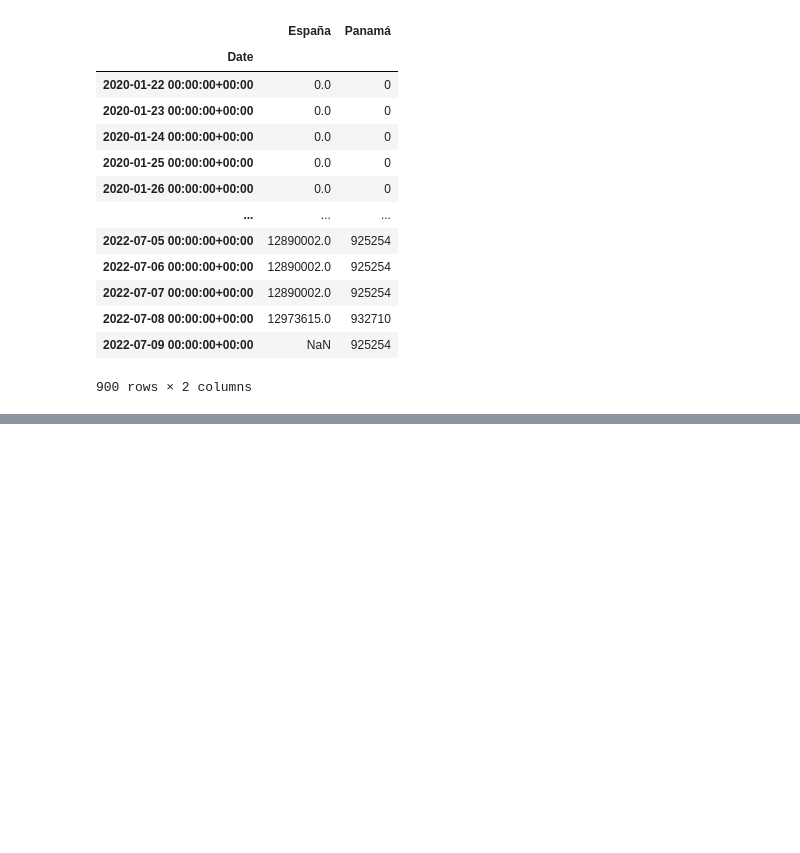
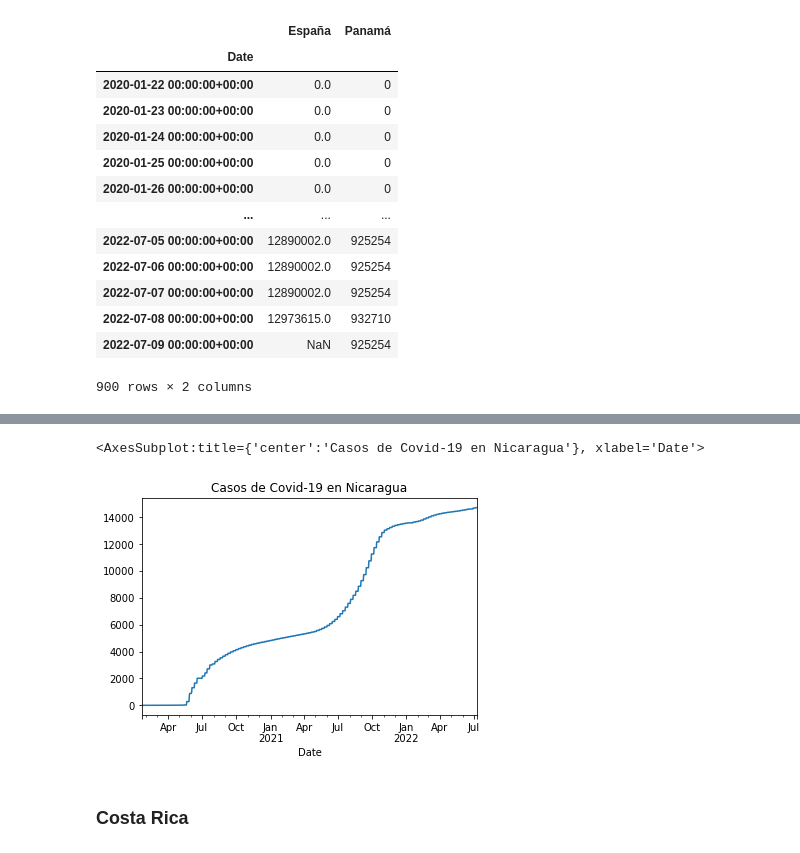
Before and after one commit to nebrijas/sergiors29-web, a Jupyter notebook: ad4.ipynb, the cells around one changed output, grey strips where cells are left out. Saved outputs shown, nothing was run; the diff lists cells and outputs as text; code cells hidden in the pictures; blank space fills up the shorter version.

```diff
--- a/ad4.ipynb
+++ b/ad4.ipynb
@@ -208,0 +338,4 @@ pa_vs_cr.plot()
+# %%
+url_rt_ni = 'https://api.covid19api.com/country/nicaragua/status/confirmed/live'
+df_rt_ni = pd.read_json(url_rt_ni)
+df_rt_ni
@@ -208,0 +356,8 @@ pa_vs_cr.plot()
+# %%
+casos_ni = df_rt_ni.set_index('Date')['Cases']
+casos_ni.plot(title="Casos de Covid-19 en Nicaragua")
+# %% [output]
+<AxesSubplot:title={'center':'Casos de Covid-19 en Nicaragua'}, xlabel='Date'>
+[figure, added]
+# %% [markdown]
+### Costa Rica
```
Also changed, not shown: parts of 63 cells of this notebook.
